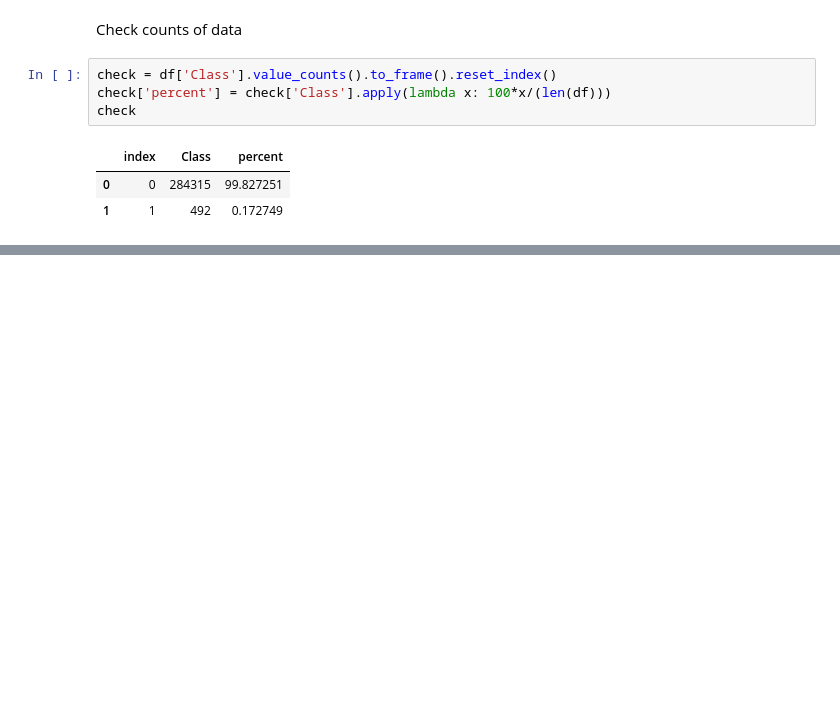
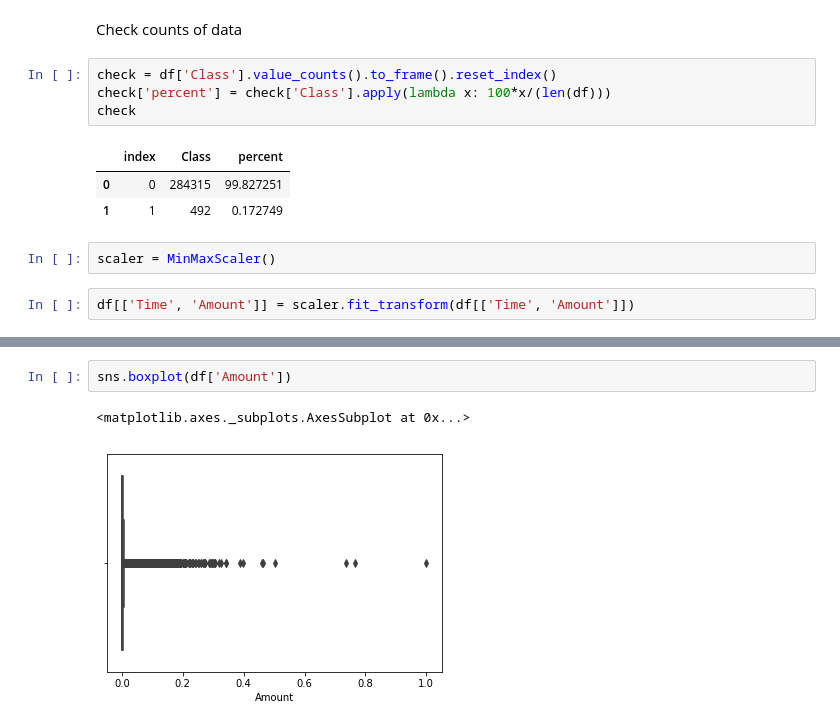
Before and after one commit to AsisASotelo/Credit_Card_Fraud, a Jupyter notebook: credit_card_fraud.data_exp.jupyter.v1.ipynb, the cells around one changed output, grey strips where cells are left out. Drawn from its saved outputs; the diff is of its cells as text; blank space fills up the shorter version.

```diff
--- a/credit_card_fraud.data_exp.jupyter.v1.ipynb
+++ b/credit_card_fraud.data_exp.jupyter.v1.ipynb
@@ -124,3 +120,7 @@ check
 |  | index | Class | percent |
 | 0 | 0 | 284315 | 99.827251 |
 | 1 | 1 | 492 | 0.172749 |
+# %%
+scaler = MinMaxScaler()
+# %%
+df[['Time', 'Amount']] = scaler.fit_transform(df[['Time', 'Amount']])
@@ -126,0 +144,5 @@ check
+# %%
+sns.boxplot(df['Amount'])
+# %% [output]
+<matplotlib.axes._subplots.AxesSubplot at 0x...>
+[figure, added]
```
Also changed, not shown: parts of 9 cells of this notebook.
